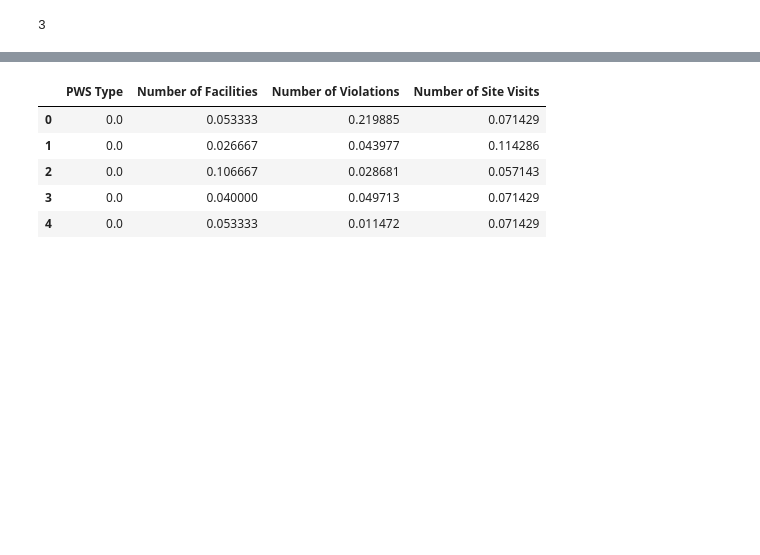
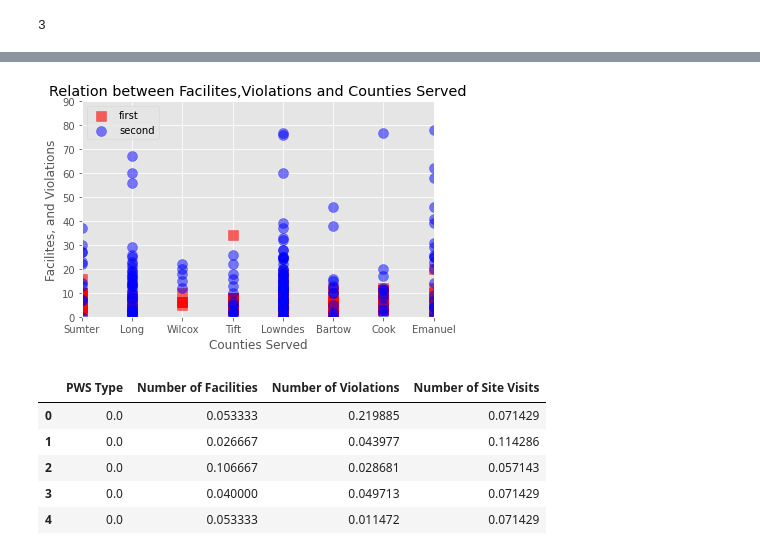
Before and after one commit to GGC-DSA/pfas, a Jupyter notebook: NoteBooks/K-Means Clustering .ipynb, the cells around one changed output, grey strips where cells are left out. Cells and saved outputs as stored; diff of their text form; code cells hidden in the pictures; blank space fills up the shorter version.

```diff
--- a/NoteBooks/K-Means Clustering .ipynb
+++ b/NoteBooks/K-Means Clustering .ipynb
@@ -231,3 +249,23 @@ cols = X.columns
+# %%
+import matplotlib.pyplot as plt
+
+
+fig = plt.figure()
+ax1 = fig.add_subplot()
+plt.style.use('ggplot')
+plt.title('Relation between Facilites,Violations and Counties Served')
+plt.xlabel('Counties Served')
+plt.ylabel('Facilites, and Violations')
+ax1.scatter(x=water['Counties Served'],y=water['Number of Facilities'], s=100, c='r', marker="s",alpha=0.6, label='first')
+ax1.scatter(x=water['Counties Served'],y=water['Number of Violations'], s=100, c='b', marker="o",alpha=0.5, label='second')
+plt.xlim(0,7)
+plt.ylim(0,90)
+
+plt.legend(loc='upper left');
+plt.tight_layout()
+plt.show()
+# %% [output]
+[figure, added]
 # %%
 from sklearn.preprocessing import MinMaxScaler
 
```
Also changed, not shown: parts of 12 cells of this notebook, 1 other file.
